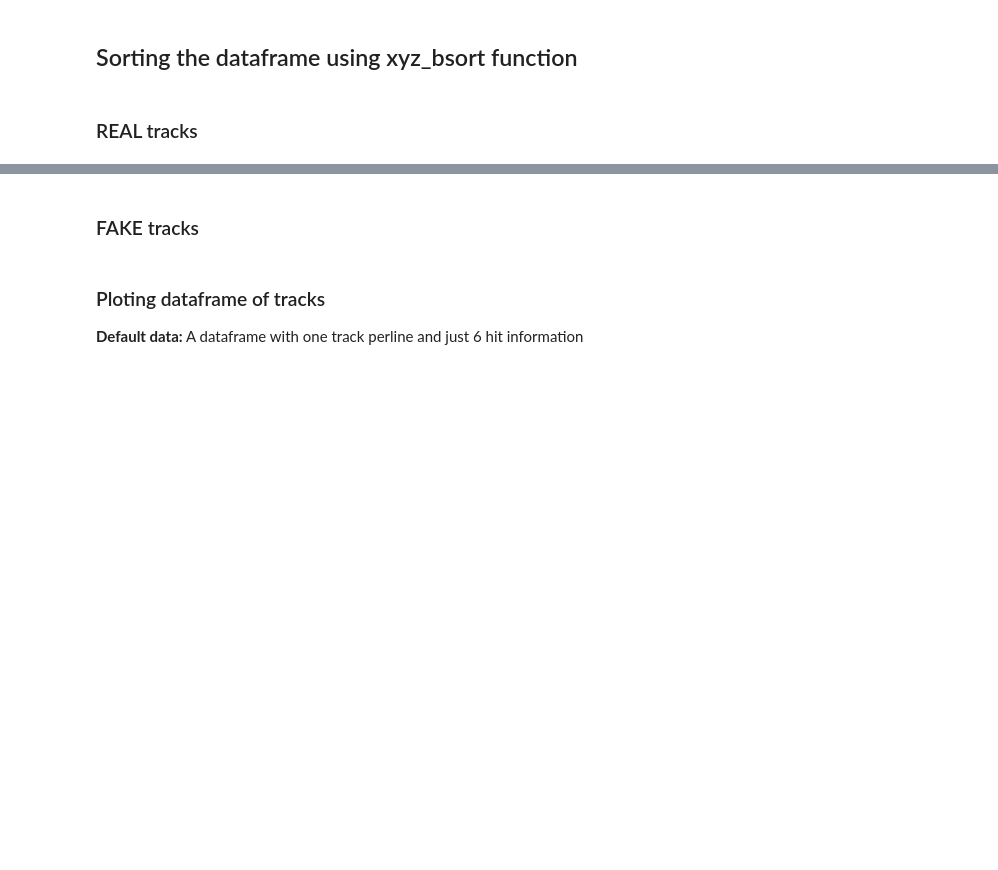
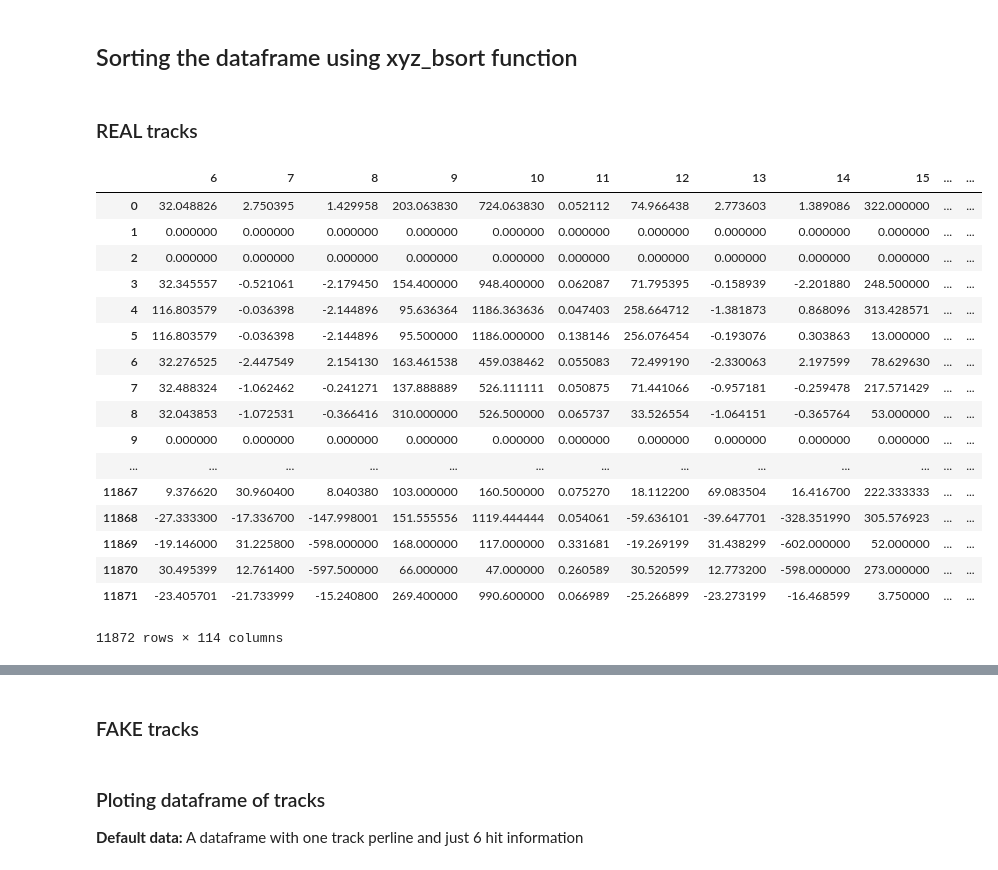
Before and after one commit to stonescenter/track-ml, a Jupyter notebook: notebooks/dif_etaphi.ipynb, the cells around one changed output, grey strips where cells are left out. Drawn from its saved outputs; the diff is of its cells as text; code cells hidden in the pictures; blank space fills up the shorter version.

```diff
--- a/notebooks/dif_etaphi.ipynb
+++ b/notebooks/dif_etaphi.ipynb
@@ -11,10 +13,11 @@ from tracktop import *
 ## Open dataframes from csv
 # %%
 # Open the input file as a DF
-tracks      = pd.read_csv('/data/track-ml/output/test_real.csv',header = None)
+tracks      = pd.read_csv('/home/jfialho/git/track-ml/output/tracks_real_event000001937.csv',
+                          header = None, sep = ' ')
 
 # removing 6 fisrt columns information and de last column (real or fake)
-tracks_real = tracks.iloc[:,7:-1]
+tracks_real = tracks.iloc[:,6:]
 
 tracks      = pd.read_csv('/data/track-ml/output/trtomei_fake.csv',header = None)
 
@@ -26,6 +29,7 @@ tracks_fake = tracks.iloc[:,7:-1]
 tracks_real_sort = tracks_real.replace(0.0, np.PINF).copy()
 tracks_fake_sort = tracks_fake.replace(0.0, np.PINF).copy()
 
+print('shape of tracks: ' + str(tracks.shape))
 print('shape of tracks_real: ' + str(tracks_real.shape))
 print('shape of tracks_fake: ' + str(tracks_fake.shape))
 # %% [output]
@@ -79,0 +123,26 @@ tracks_real_sort = tracks_real_sort.replace(np.PINF,0.0).copy()
+# %%
+tracks_real_rhoetaphi = tracks_real_sort.copy()
+
+for i in range(10):
+    convert_line_rhoetaphi(tracks_real_sort.iloc[i,:], tracks_real_rhoetaphi.iloc[i,:])
+# %%
+tracks_real_rhoetaphi
+# %% [output]
+|  | 6 | 7 | 8 | 9 | 10 | 11 | 12 | 13 | 14 | 15 | ... | ... |
+| 0 | 32.048826 | 2.750395 | 1.429958 | 203.063830 | 724.063830 | 0.052112 | 74.966438 | 2.773603 | 1.389086 | 322.000000 | ... | ... |
+| 1 | 0.000000 | 0.000000 | 0.000000 | 0.000000 | 0.000000 | 0.000000 | 0.000000 | 0.000000 | 0.000000 | 0.000000 | ... | ... |
+| 2 | 0.000000 | 0.000000 | 0.000000 | 0.000000 | 0.000000 | 0.000000 | 0.000000 | 0.000000 | 0.000000 | 0.000000 | ... | ... |
+| 3 | 32.345557 | -0.521061 | -2.179450 | 154.400000 | 948.400000 | 0.062087 | 71.795395 | -0.158939 | -2.201880 | 248.500000 | ... | ... |
+| 4 | 116.803579 | -0.036398 | -2.144896 | 95.636364 | 1186.363636 | 0.047403 | 258.664712 | -1.381873 | 0.868096 | 313.428571 | ... | ... |
+| 5 | 116.803579 | -0.036398 | -2.144896 | 95.500000 | 1186.000000 | 0.138146 | 256.076454 | -0.193076 | 0.303863 | 13.000000 | ... | ... |
+| 6 | 32.276525 | -2.447549 | 2.154130 | 163.461538 | 459.038462 | 0.055083 | 72.499190 | -2.330063 | 2.197599 | 78.629630 | ... | ... |
+| 7 | 32.488324 | -1.062462 | -0.241271 | 137.888889 | 526.111111 | 0.050875 | 71.441066 | -0.957181 | -0.259478 | 217.571429 | ... | ... |
+| 8 | 32.043853 | -1.072531 | -0.366416 | 310.000000 | 526.500000 | 0.065737 | 33.526554 | -1.064151 | -0.365764 | 53.000000 | ... | ... |
+| 9 | 0.000000 | 0.000000 | 0.000000 | 0.000000 | 0.000000 | 0.000000 | 0.000000 | 0.000000 | 0.000000 | 0.000000 | ... | ... |
+| ... | ... | ... | ... | ... | ... | ... | ... | ... | ... | ... | ... | ... |
+| 11867 | 9.376620 | 30.960400 | 8.040380 | 103.000000 | 160.500000 | 0.075270 | 18.112200 | 69.083504 | 16.416700 | 222.333333 | ... | ... |
+| 11868 | -27.333300 | -17.336700 | -147.998001 | 151.555556 | 1119.444444 | 0.054061 | -59.636101 | -39.647701 | -328.351990 | 305.576923 | ... | ... |
+| 11869 | -19.146000 | 31.225800 | -598.000000 | 168.000000 | 117.000000 | 0.331681 | -19.269199 | 31.438299 | -602.000000 | 52.000000 | ... | ... |
+| 11870 | 30.495399 | 12.761400 | -597.500000 | 66.000000 | 47.000000 | 0.260589 | 30.520599 | 12.773200 | -598.000000 | 273.000000 | ... | ... |
+| 11871 | -23.405701 | -21.733999 | -15.240800 | 269.400000 | 990.600000 | 0.066989 | -25.266899 | -23.273199 | -16.468599 | 3.750000 | ... | ... |
+11872 rows × 114 columns
```
Also changed, not shown: parts of 10 cells of this notebook.
